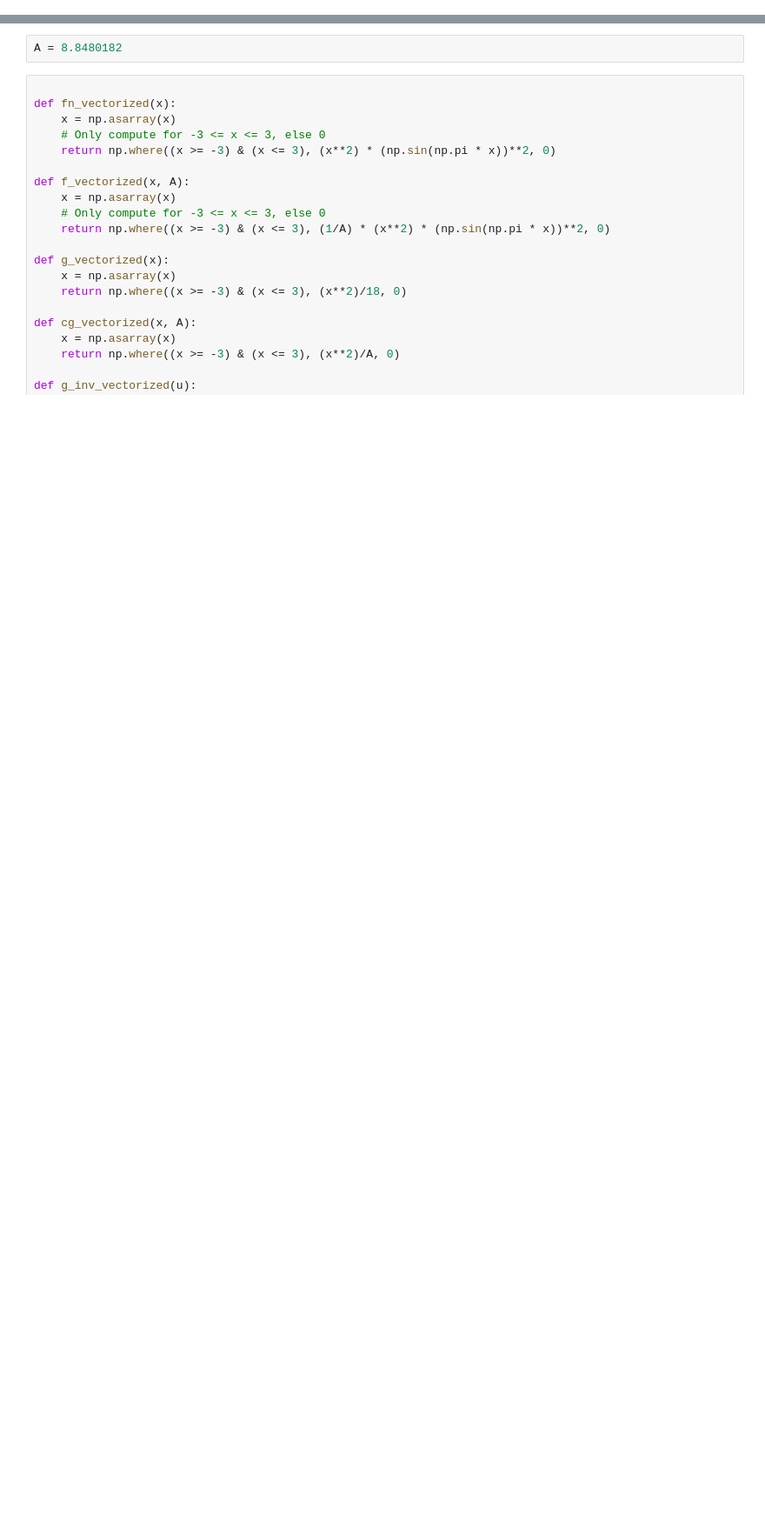
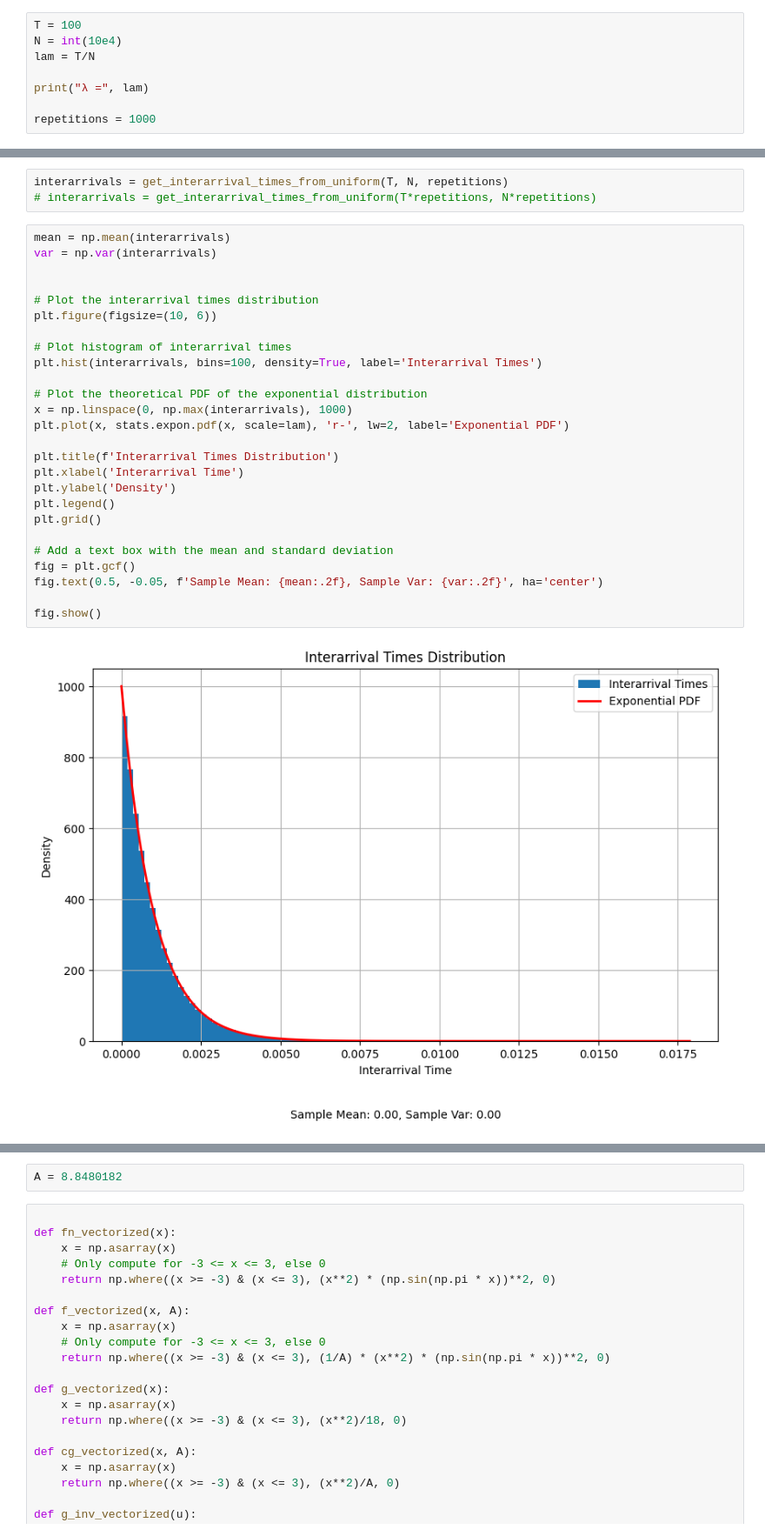
Before and after one commit to DaMole98/SPE-labs, a Jupyter notebook: HW-2/HW2.ipynb, the cells around one changed output, grey strips where cells are left out. Shown: that part at 87% size. Cells and saved outputs as stored; diff of their text form; blank space fills up the shorter version.

Commit message:
Ex1 samples generation

```diff
--- a/HW-2/HW2.ipynb
+++ b/HW-2/HW2.ipynb
@@ -6,0 +10,8 @@ import math
+# %%
+T = 100
+N = int(10e4)
+lam = T/N
+
+print("λ =", lam)
+
+repetitions = 1000
@@ -6,0 +42,31 @@ import math
+# %%
+interarrivals = get_interarrival_times_from_uniform(T, N, repetitions)
+# interarrivals = get_interarrival_times_from_uniform(T*repetitions, N*repetitions)
+# %%
+mean = np.mean(interarrivals)
+var = np.var(interarrivals)
+
+
+# Plot the interarrival times distribution
+plt.figure(figsize=(10, 6))
+
+# Plot histogram of interarrival times
+plt.hist(interarrivals, bins=100, density=True, label='Interarrival Times')
+
+# Plot the theoretical PDF of the exponential distribution
+x = np.linspace(0, np.max(interarrivals), 1000)
+plt.plot(x, stats.expon.pdf(x, scale=lam), 'r-', lw=2, label='Exponential PDF')
+
+plt.title(f'Interarrival Times Distribution')
+plt.xlabel('Interarrival Time')
+plt.ylabel('Density')
+plt.legend()
+plt.grid()
+
+# Add a text box with the mean and standard deviation
+fig = plt.gcf()
+fig.text(0.5, -0.05, f'Sample Mean: {mean:.2f}, Sample Var: {var:.2f}', ha='center')
+
+fig.show()
+# %% [output]
+[figure, added]
```
Also changed, not shown: parts of 12 cells of this notebook, 1 other file.
